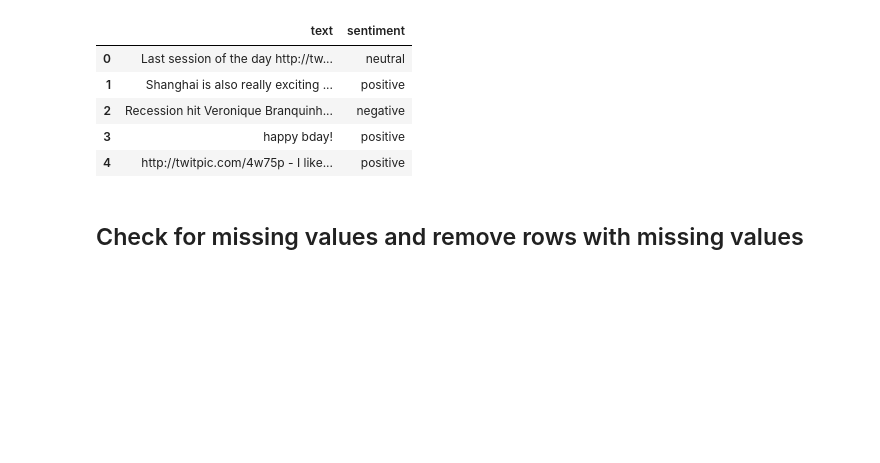
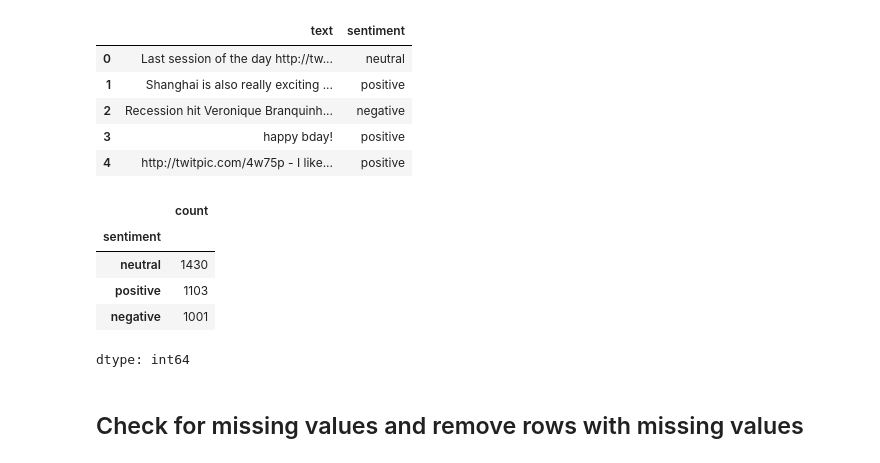
Before and after one commit to U1Kemp/AppliedMachineLearning, a Jupyter notebook: Assignment5/Part2/Applied_ML_Assignment_5_Part_2.ipynb, the cells around one changed output. Saved outputs shown, nothing was run; the diff lists cells and outputs as text; code cells hidden in the pictures; blank space fills up the shorter version.

```diff
--- a/Assignment5/Part2/Applied_ML_Assignment_5_Part_2.ipynb
+++ b/Assignment5/Part2/Applied_ML_Assignment_5_Part_2.ipynb
@@ -68,6 +80,16 @@ test_data.head()
 | 2 | Recession hit Veronique Branquinh... | negative |
 | 3 | happy bday! | positive |
 | 4 | http://twitpic.com/4w75p - I like... | positive |
+# %%
+# check the distribution of sentiments in test_data
+test_data['sentiment'].value_counts()
+# %% [output]
+|  | count |
+| sentiment |  |
+| neutral | 1430 |
+| positive | 1103 |
+| negative | 1001 |
+dtype: int64
 # %% [markdown]
 ## Check for missing values and remove rows with missing values
 # %% [markdown]
```
Also changed, not shown: parts of 7 cells of this notebook.
